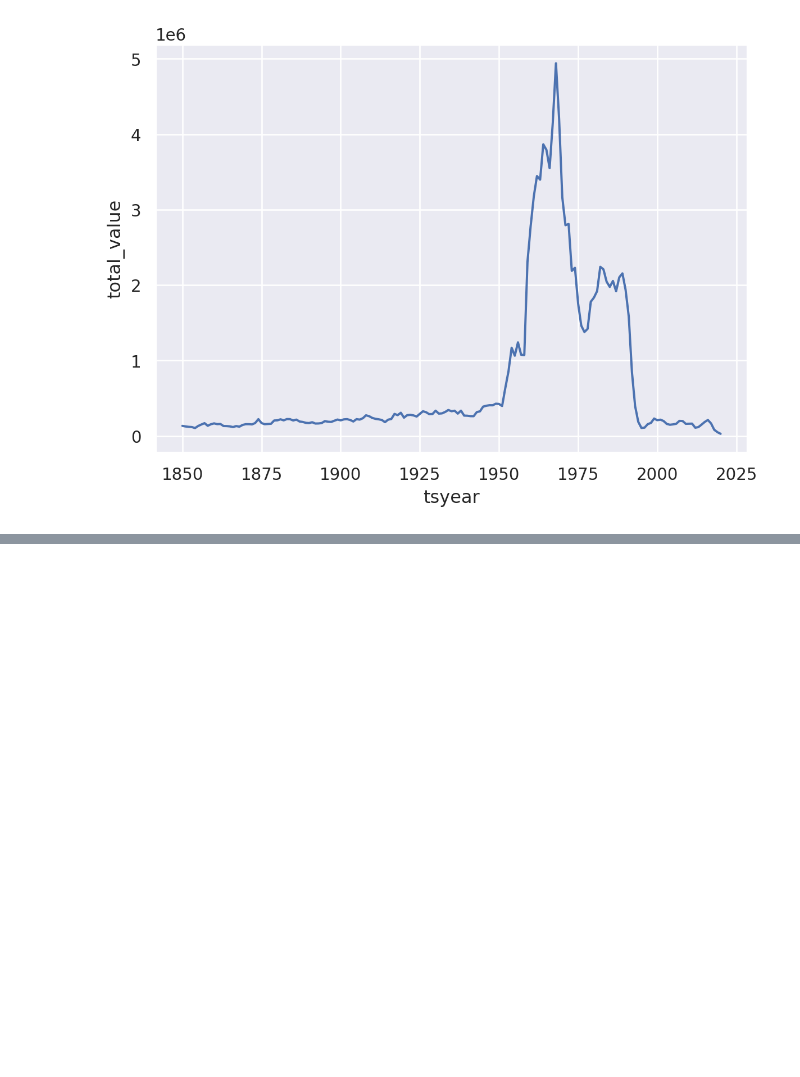
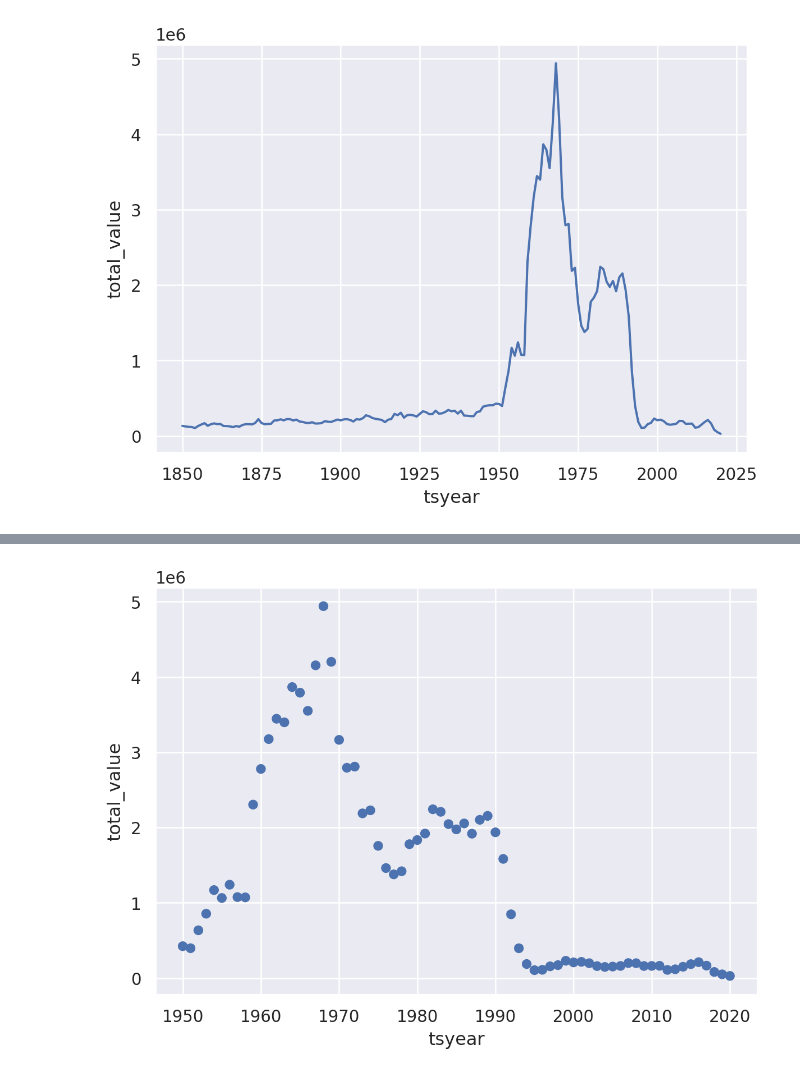
Before and after one commit to espm-288/fish-fishy-fish, a Jupyter notebook: notebook.ipynb, the cells around one changed output, grey strips where cells are left out. Drawn from its saved outputs; the diff is of its cells as text; code cells hidden in the pictures; blank space fills up the shorter version.

```diff
--- a/notebook.ipynb
+++ b/notebook.ipynb
@@ -157,0 +148,13 @@ We seek to replicate the temporal trend in stock declines shown in [Worm et al 2
+# %%
+cod_year = (
+    cod_catch
+        .mutate(FAO = _.primary_FAOarea.cast("str"))
+        .filter(_.tsyear >= 1950)
+        .group_by(_.tsyear, _.FAO)
+        .agg(total_value = _.tsvalue.sum())
+        .mutate(collapsed=_.total_value<0.10*_.total_value.max())
+)
+# %%
+FAO_21 = cod_year.filter(_.FAO == "21")
+
+FAO_21.head().execute()
@@ -157,0 +186,6 @@ We seek to replicate the temporal trend in stock declines shown in [Worm et al 2
+# %%
+(so.Plot(data = FAO_21, x = "tsyear", y = "total_value")
+    .add(so.Dot())
+    )
+# %% [output]
+[figure, added]
```
Also changed, not shown: parts of 7 cells of this notebook.
